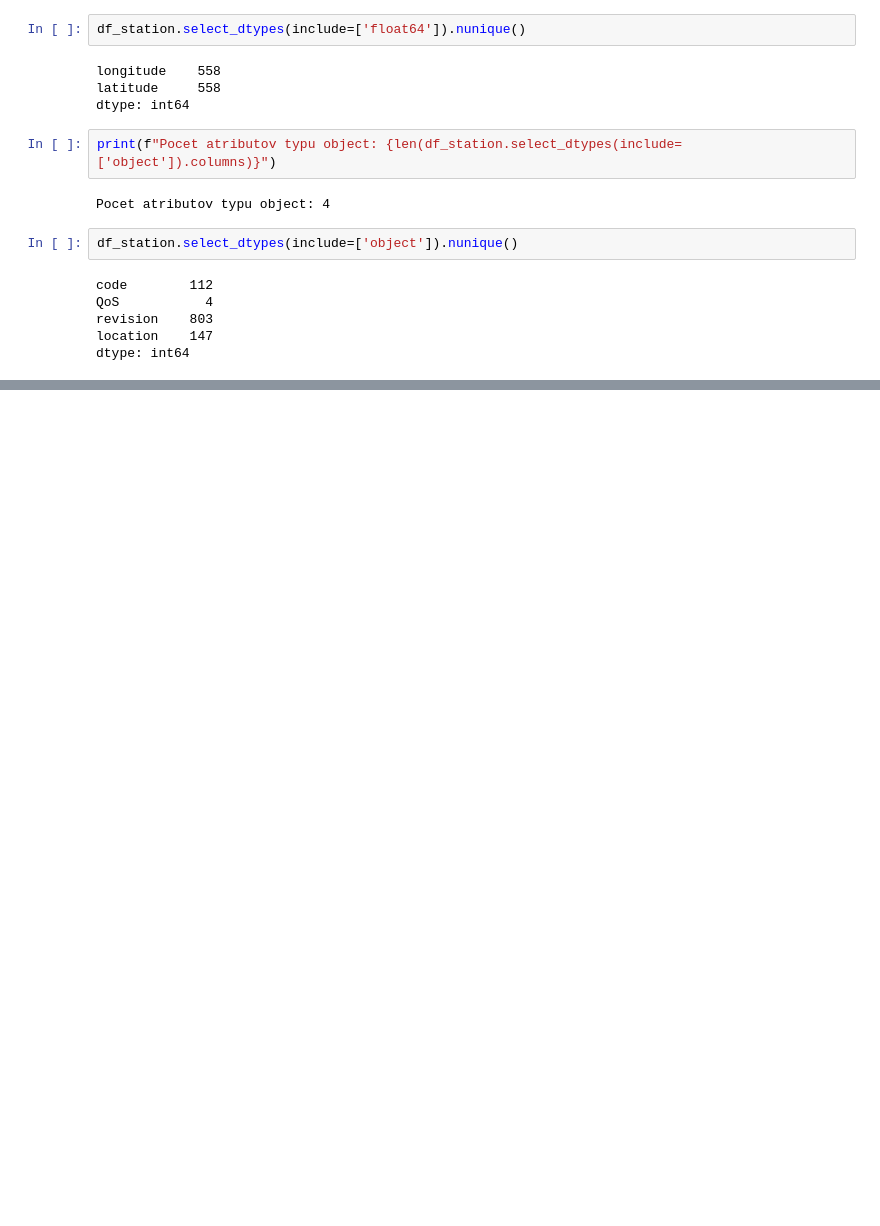
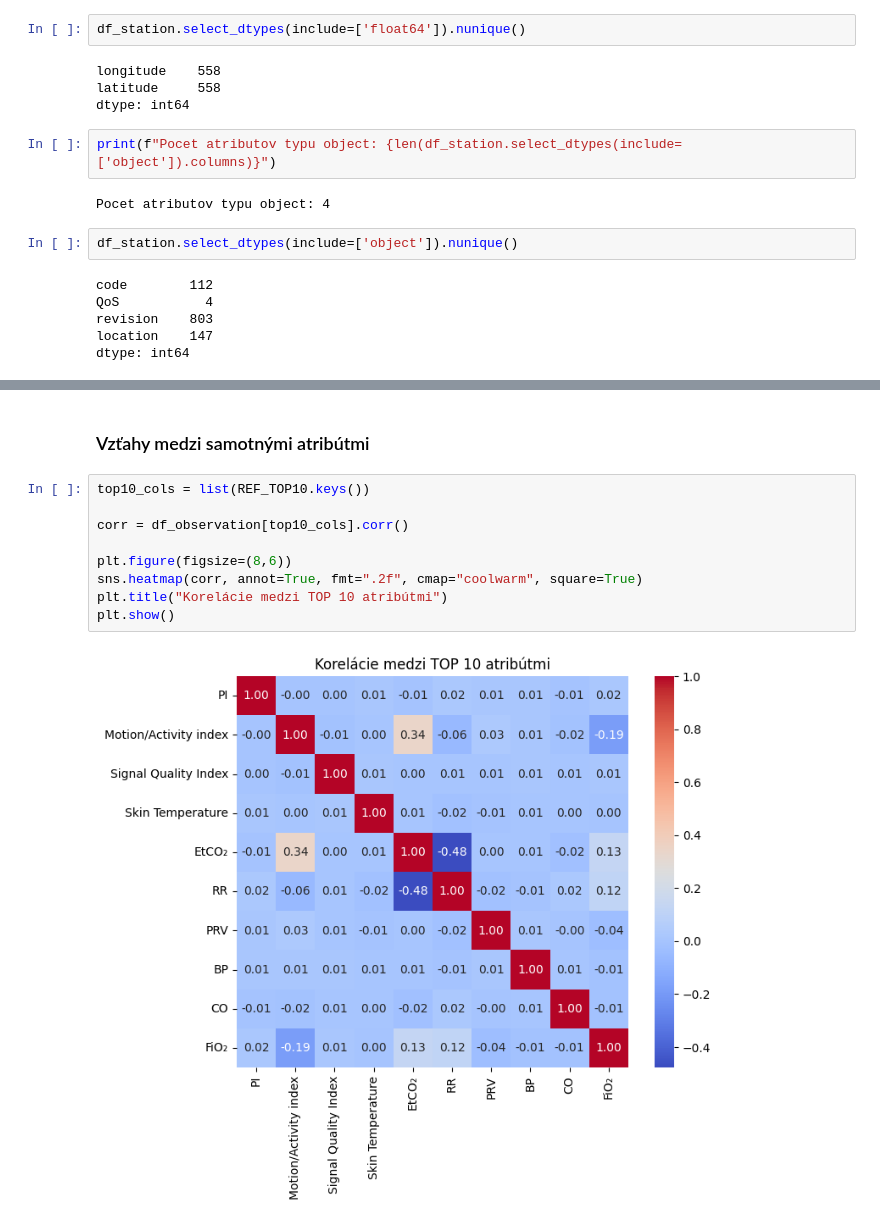
Before and after one commit to johannatilesova/IAU-project, a Jupyter notebook: part1.ipynb, the cells around one changed output, grey strips where cells are left out. Cells and saved outputs as stored; diff of their text form; blank space fills up the shorter version.

```diff
--- a/part1.ipynb
+++ b/part1.ipynb
@@ -428,0 +592,13 @@ Potenciálne problémy:
+# %% [markdown]
+### Vzťahy medzi samotnými atribútmi
+# %%
+top10_cols = list(REF_TOP10.keys())
+
+corr = df_observation[top10_cols].corr()
+
+plt.figure(figsize=(8,6))
+sns.heatmap(corr, annot=True, fmt=".2f", cmap="coolwarm", square=True)
+plt.title("Korelácie medzi TOP 10 atribútmi")
+plt.show()
+# %% [output]
+[figure, added]
```
Also changed, not shown: parts of 33 cells of this notebook.
